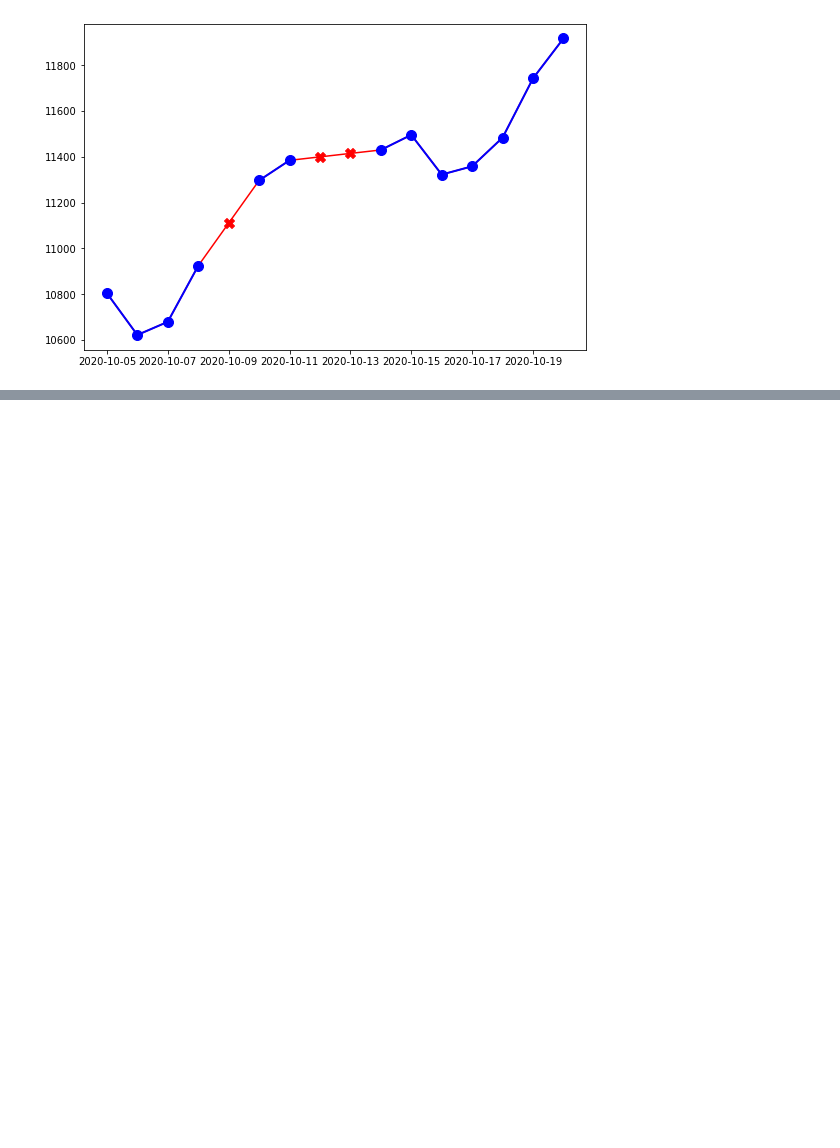
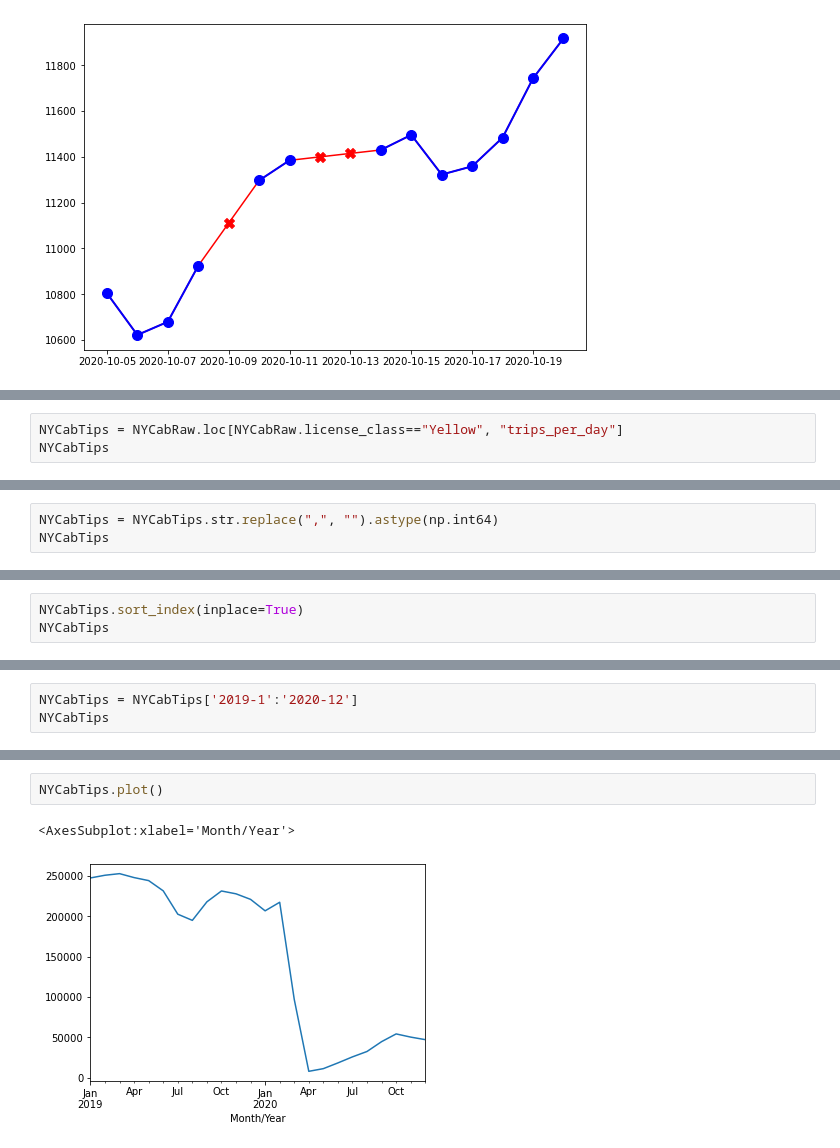
Before and after one commit to Nyahua/ds-learning, a Jupyter notebook: ts4ds/ch01.ipynb, the cells around one changed output, grey strips where cells are left out. Drawn from its saved outputs; the diff is of its cells as text; blank space fills up the shorter version.

```diff
--- a/ts4ds/ch01.ipynb
+++ b/ts4ds/ch01.ipynb
@@ -133,0 +178,3 @@ Name: Adj Close, dtype: float64
+# %%
+NYCabTips = NYCabRaw.loc[NYCabRaw.license_class=="Yellow", "trips_per_day"]
+NYCabTips
@@ -133,0 +197,3 @@ Name: Adj Close, dtype: float64
+# %%
+NYCabTips = NYCabTips.str.replace(",", "").astype(np.int64)
+NYCabTips
@@ -133,0 +216,3 @@ Name: Adj Close, dtype: float64
+# %%
+NYCabTips.sort_index(inplace=True)
+NYCabTips
@@ -133,0 +235,3 @@ Name: Adj Close, dtype: float64
+# %%
+NYCabTips = NYCabTips['2019-1':'2020-12']
+NYCabTips
@@ -133,0 +256,5 @@ Name: Adj Close, dtype: float64
+# %%
+NYCabTips.plot()
+# %% [output]
+<AxesSubplot:xlabel='Month/Year'>
+[figure, added]
```
Also changed, not shown: parts of 22 cells of this notebook, 1 other file.
